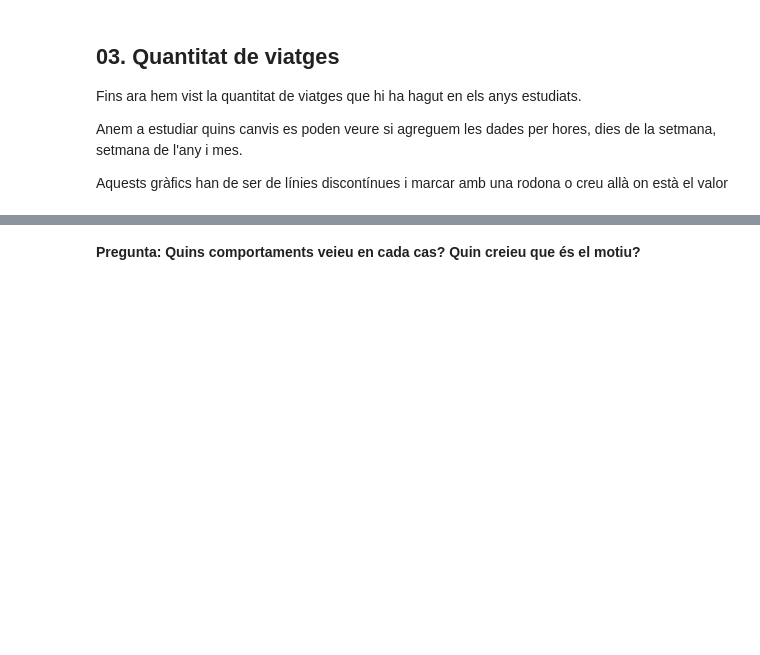
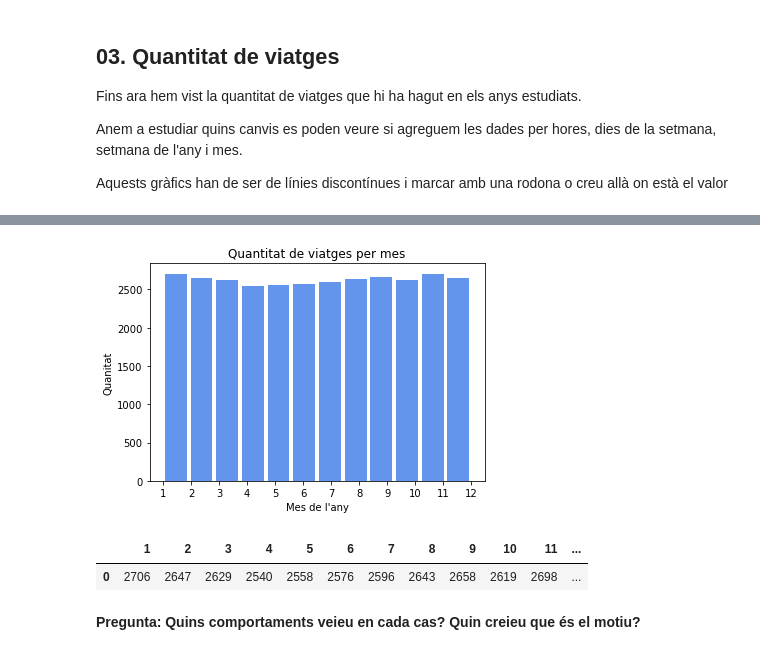
Before and after one commit to mariapepu/TNUI, a Jupyter notebook: TNUI P1/AssignmentCode copy.ipynb, the cells around one changed output, grey strips where cells are left out. Saved outputs shown, nothing was run; the diff lists cells and outputs as text; code cells hidden in the pictures; blank space fills up the shorter version.

```diff
--- a/TNUI P1/AssignmentCode copy.ipynb
+++ b/TNUI P1/AssignmentCode copy.ipynb
@@ -432,5 +495,9 @@ visualize_trips(['pickup_week', 'dropoff_week'], title = 'Quantitat de viatges p
 # %%
-visualize_trips(['pickup_month', 'dropoff_month'], title = 'Quantitat de viatges per mes', xlabel = 'Mes de l\'any', ylabel = 'Quanitat')
+visualize_trips(df,['pickup_month', 'dropoff_month'], title = 'Quantitat de viatges per mes', xlabel = 'Mes de l\'any', ylabel = 'Quanitat')
+# %% [output]
+[figure, added]
+|  | 1 | 2 | 3 | 4 | 5 | 6 | 7 | 8 | 9 | 10 | 11 | ... |
+| 0 | 2706 | 2647 | 2629 | 2540 | 2558 | 2576 | 2596 | 2643 | 2658 | 2619 | 2698 | ... |
 # %% [markdown]
 **Pregunta: Quins comportaments veieu en cada cas? Quin creieu que és el motiu?**
 # %% [markdown]
```
Also changed, not shown: parts of 6 cells of this notebook, 1 other file.
